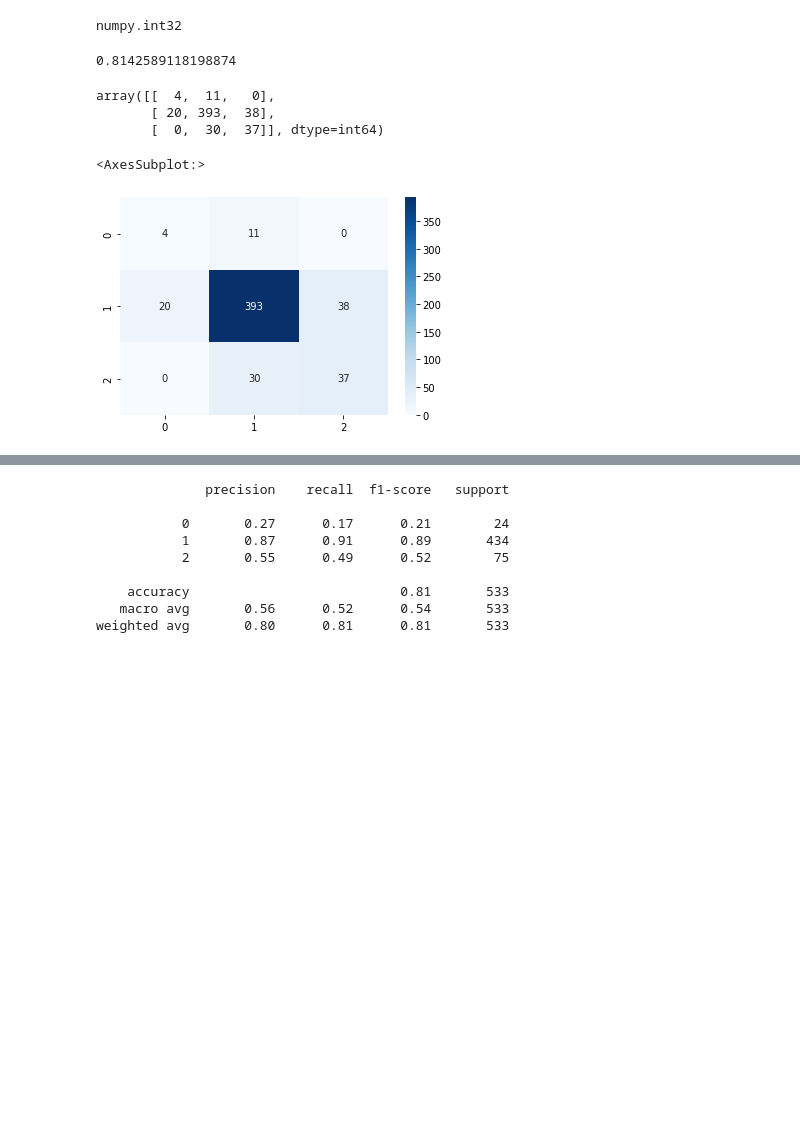
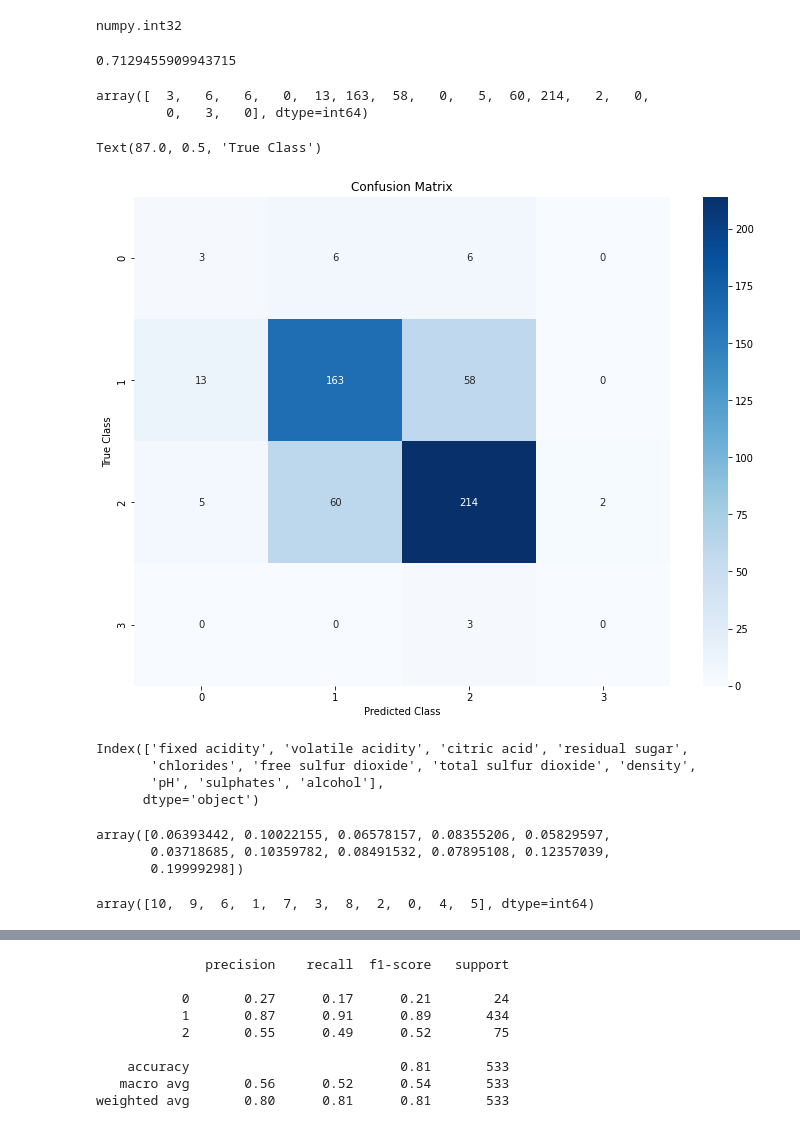
Before and after one commit to Kaustuv-Karki/Data-mining, a Jupyter notebook: DecisionTree-Lab2/DecisionTree.ipynb, the cells around one changed output, grey strips where cells are left out. Saved outputs shown, nothing was run; the diff lists cells and outputs as text; code cells hidden in the pictures; blank space fills up the shorter version.

```diff
--- a/DecisionTree-Lab2/DecisionTree.ipynb
+++ b/DecisionTree-Lab2/DecisionTree.ipynb
@@ -46,6 +47,6 @@ Name: count, dtype: int64
 # %%
-ranges = [0, 4, 6, 10]
-labels = [0, 1, 2]
+ranges = [0, 4, 5, 7, 10]
+labels = [0, 1, 2, 3]
 # %%
 data['quality_label'] = np.select(
     [data['quality'].between(ranges[i], ranges[i+1], inclusive='right') for i in range(len(labels))],
@@ -229,20 +232,30 @@ from sklearn.metrics import classification_report, accuracy_score
 # %%
 print(accuracy_score(test_y, y_pred))
 # %% [output]
-0.8142589118198874
+0.7129455909943715
 # %%
 from sklearn.metrics import confusion_matrix
 cm = confusion_matrix(test_y, y_pred)
 # %%
 import seaborn as sns
 # %%
-cm
+cm.flatten()
 # %% [output]
-array([[  4,  11,   0],
-       [ 20, 393,  38],
-       [  0,  30,  37]], dtype=int64)
+array([  3,   6,   6,   0,  13, 163,  58,   0,   5,  60, 214,   2,   0,
+         0,   3,   0], dtype=int64)
-# %%
-sns.heatmap(cm, annot=True, fmt="", cmap='Blues')
-# %% [output]
-<AxesSubplot:>
-[figure, removed]
+# %%
+plt.figure(figsize=(12, 9))
+plt.title('Confusion Matrix')
+sns.heatmap(cm, annot=True, fmt="", cmap='Blues')
+plt.xlabel('Predicted Class')
+plt.ylabel('True Class')
+# %% [output]
+Text(87.0, 0.5, 'True Class')
+[figure, added]
+# %%
+train_x.columns
+# %% [output]
+Index(['fixed acidity', 'volatile acidity', 'citric acid', 'residual sugar',
+       'chlorides', 'free sulfur dioxide', 'total sulfur dioxide', 'density',
+       'pH', 'sulphates', 'alcohol'],
+      dtype='object')
@@ -248,0 +264,11 @@ sns.heatmap(cm, annot=True, fmt="", cmap='Blues')
+# %%
+feature_importance
+# %% [output]
+array([0.06393442, 0.10022155, 0.06578157, 0.08355206, 0.05829597,
+       0.03718685, 0.10359782, 0.08491532, 0.07895108, 0.12357039,
+       0.19999298])
+# %%
+#  This sorts the values in the feature importances in a descending order
+sorted_indices = feature_importance.argsort()[::-1]
+# %% [output]
+array([10,  9,  6,  1,  7,  3,  8,  2,  0,  4,  5], dtype=int64)
```
Also changed, not shown: parts of 10 cells of this notebook.
